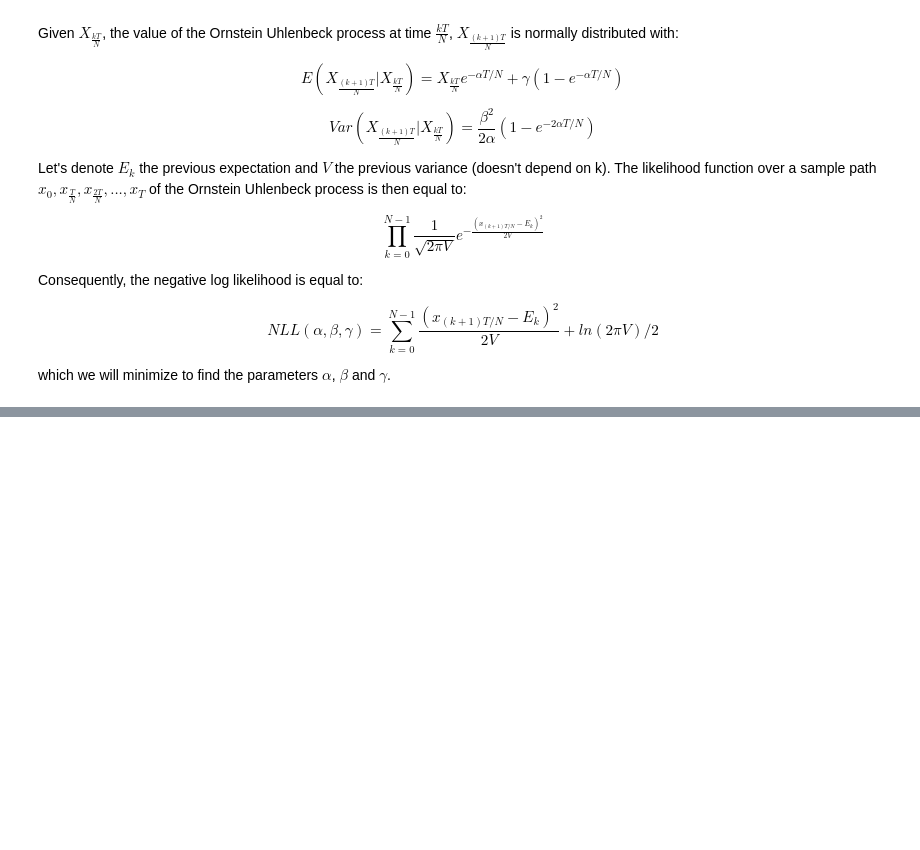
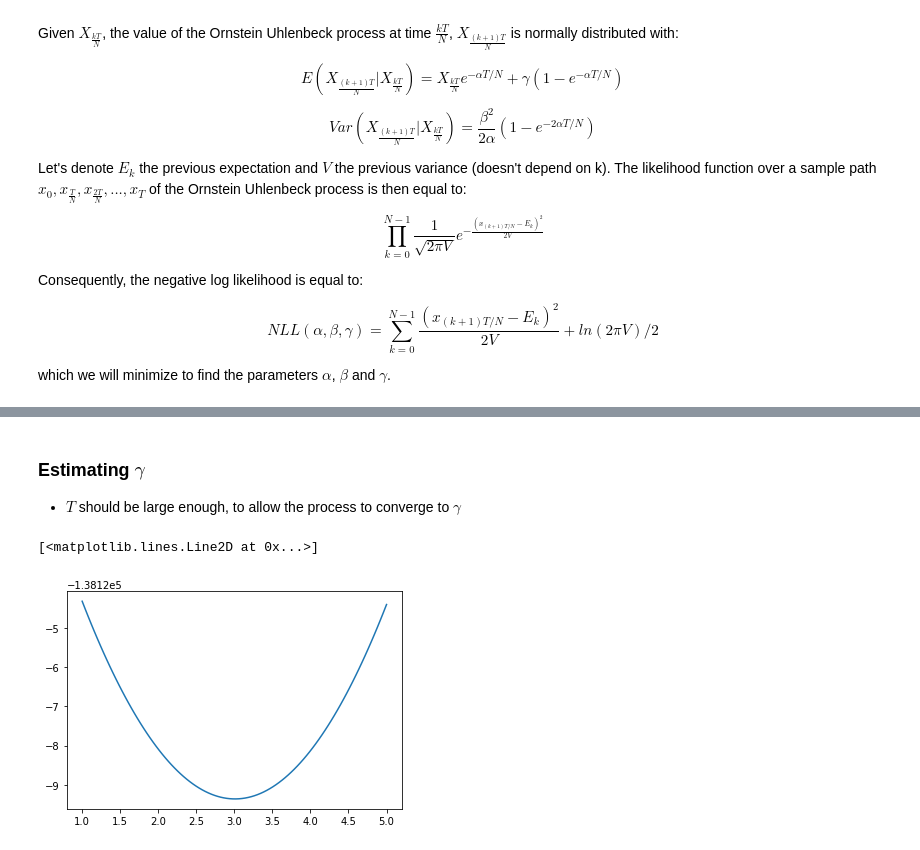
Before and after one commit to DiorAdama/MCMC, a Jupyter notebook: OU-likelihood/OU_mcmc.ipynb, the cells around one changed output, grey strips where cells are left out. Drawn from its saved outputs; the diff is of its cells as text; code cells hidden in the pictures; blank space fills up the shorter version.

```diff
--- a/OU-likelihood/OU_mcmc.ipynb
+++ b/OU-likelihood/OU_mcmc.ipynb
@@ -30,0 +93,20 @@ which we will minimize to find the parameters $\alpha$, $\beta$ and $\gamma$.
+# %% [markdown]
+### Estimating $\gamma$
++ $T$ should be large enough, to allow the process to converge to $\gamma$
+# %%
+T = 1000
+N = 100000
+x0 = 0
+alpha = 0.05
+beta = 1
+gamma = 3
+
+path = OU_process(T, N, x0, alpha, beta, gamma)
+gammas = np.linspace(gamma-2, gamma+2, 100)
+
+NLL = likelihood(T, N, alpha, beta, gammas, path)
+
+plt.plot(gammas, NLL)
+# %% [output]
+[<matplotlib.lines.Line2D at 0x...>]
+[figure, added]
```
Also changed, not shown: parts of 5 cells of this notebook.
